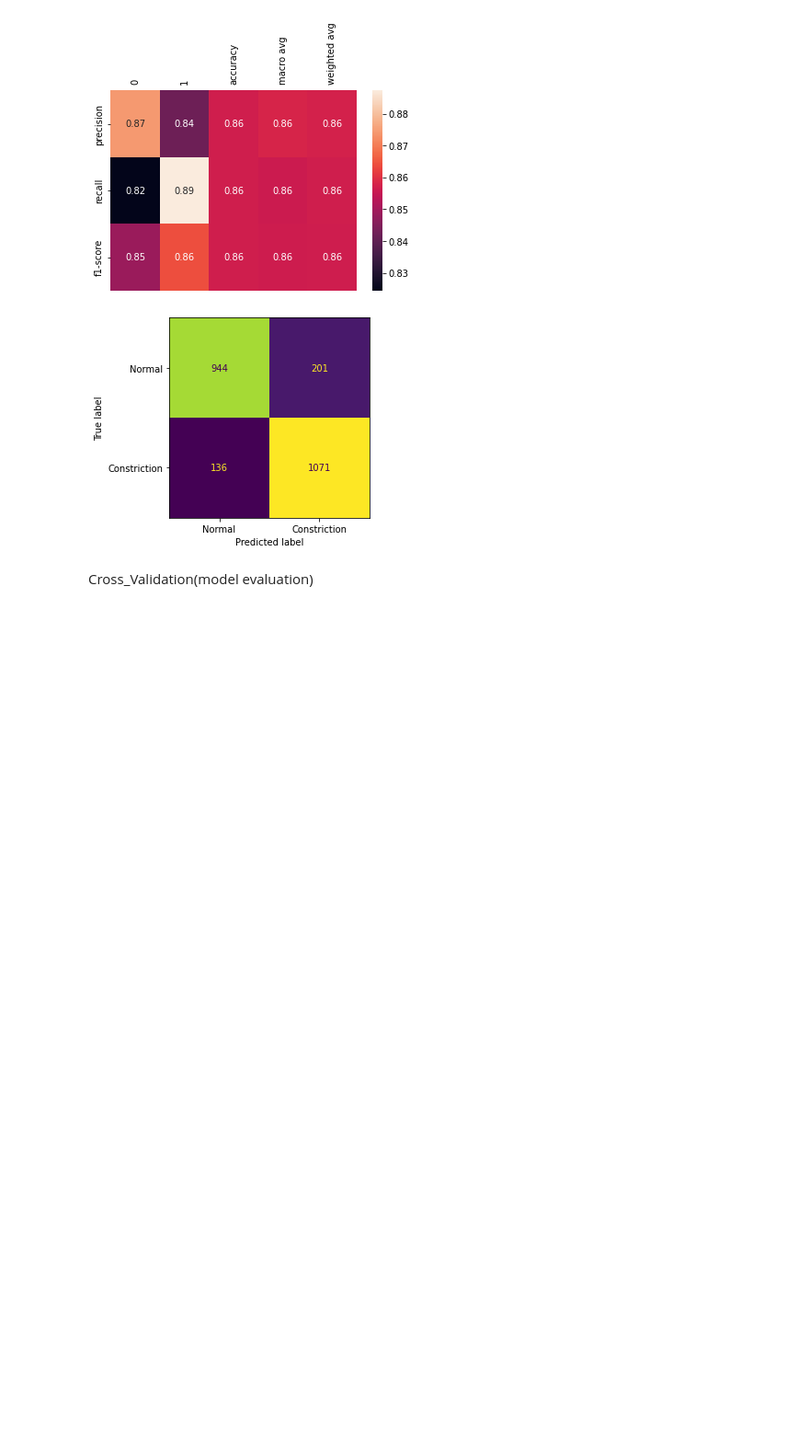
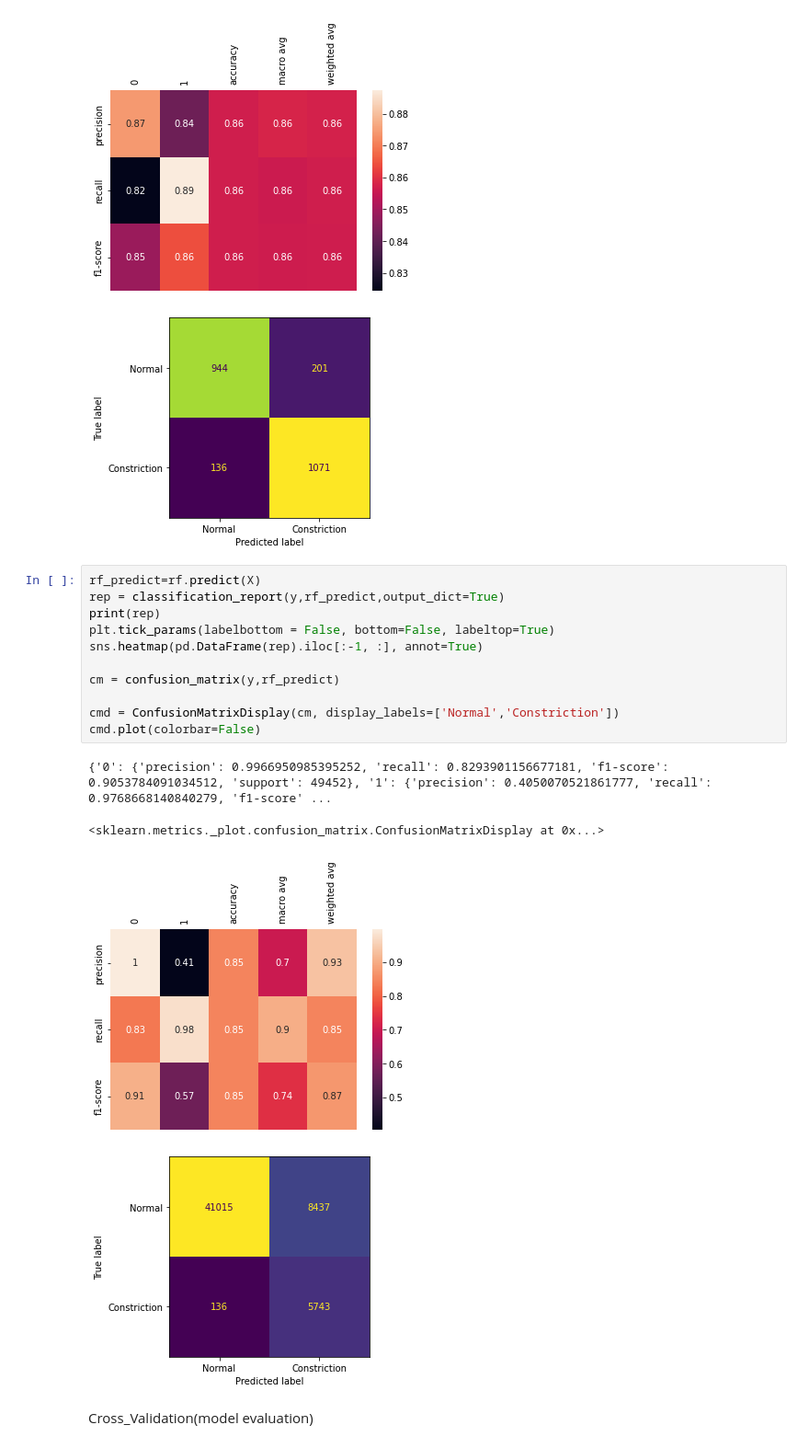
Before and after one commit to HavvaEb/ArcelorMittal_project, a Jupyter notebook: classification_feat.ipynb, the cells around one changed output. Shown at 92% size. Cells and saved outputs as stored; diff of their text form; blank space fills up the shorter version.

```diff
--- a/classification_feat.ipynb
+++ b/classification_feat.ipynb
@@ -167,6 +167,22 @@ cmd.plot(colorbar=False)
 <sklearn.metrics._plot.confusion_matrix.ConfusionMatrixDisplay at 0x...>
 [figure]
 [figure]
+# %%
+rf_predict=rf.predict(X)
+rep = classification_report(y,rf_predict,output_dict=True)
+print(rep)
+plt.tick_params(labelbottom = False, bottom=False, labeltop=True)
+sns.heatmap(pd.DataFrame(rep).iloc[:-1, :], annot=True)
+
+cm = confusion_matrix(y,rf_predict)
+
+cmd = ConfusionMatrixDisplay(cm, display_labels=['Normal','Constriction'])
+cmd.plot(colorbar=False)
+# %% [output]
+{'0': {'precision': 0.9966950985395252, 'recall': 0.8293901156677181, 'f1-score': 0.9053784091034512, 'support': 49452}, '1': {'precision': 0.4050070521861777, 'recall': 0.9768668140840279, 'f1-score' ...
+<sklearn.metrics._plot.confusion_matrix.ConfusionMatrixDisplay at 0x...>
+[figure, added]
+[figure, added]
 # %% [markdown]
 Cross_Validation(model evaluation)
 # %%
```
Also changed, not shown: parts of 2 cells of this notebook.
